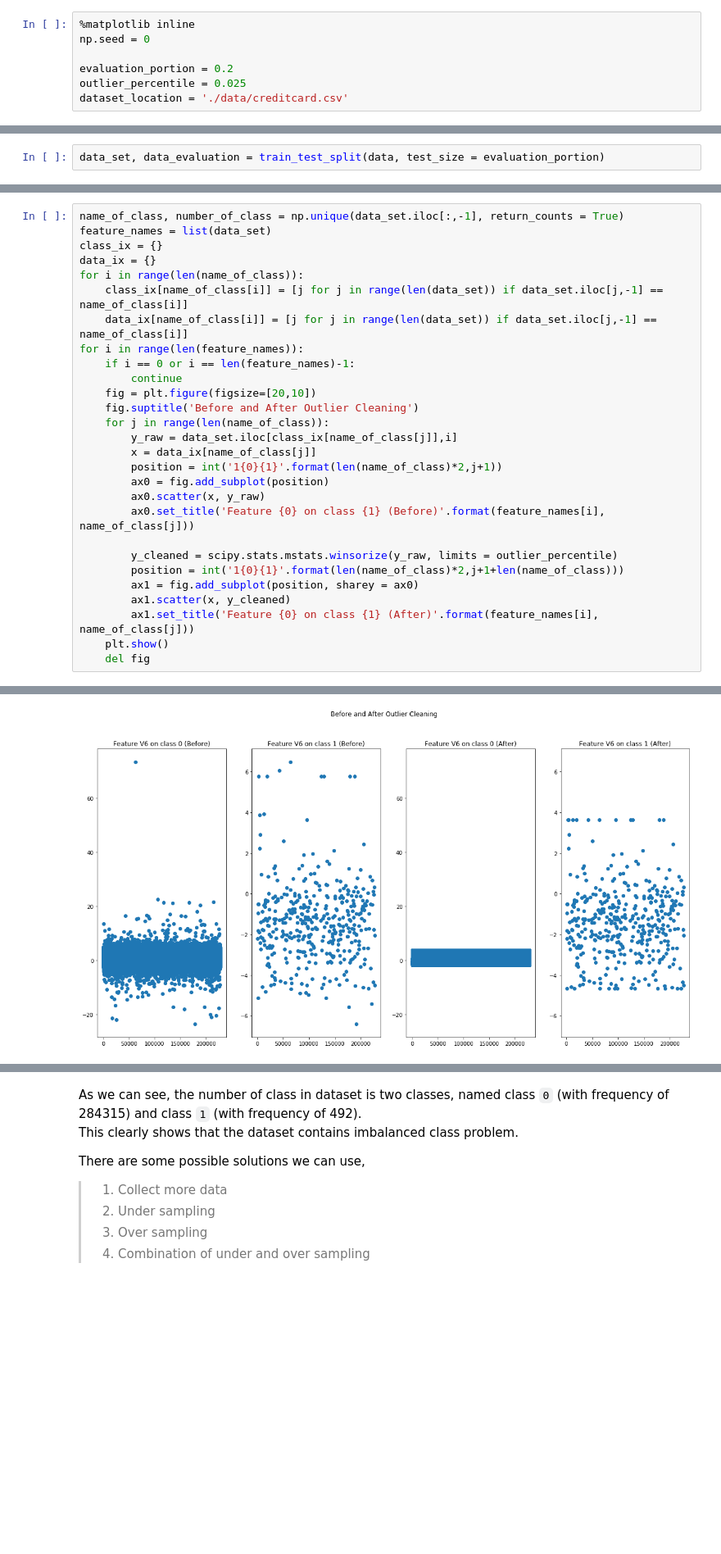
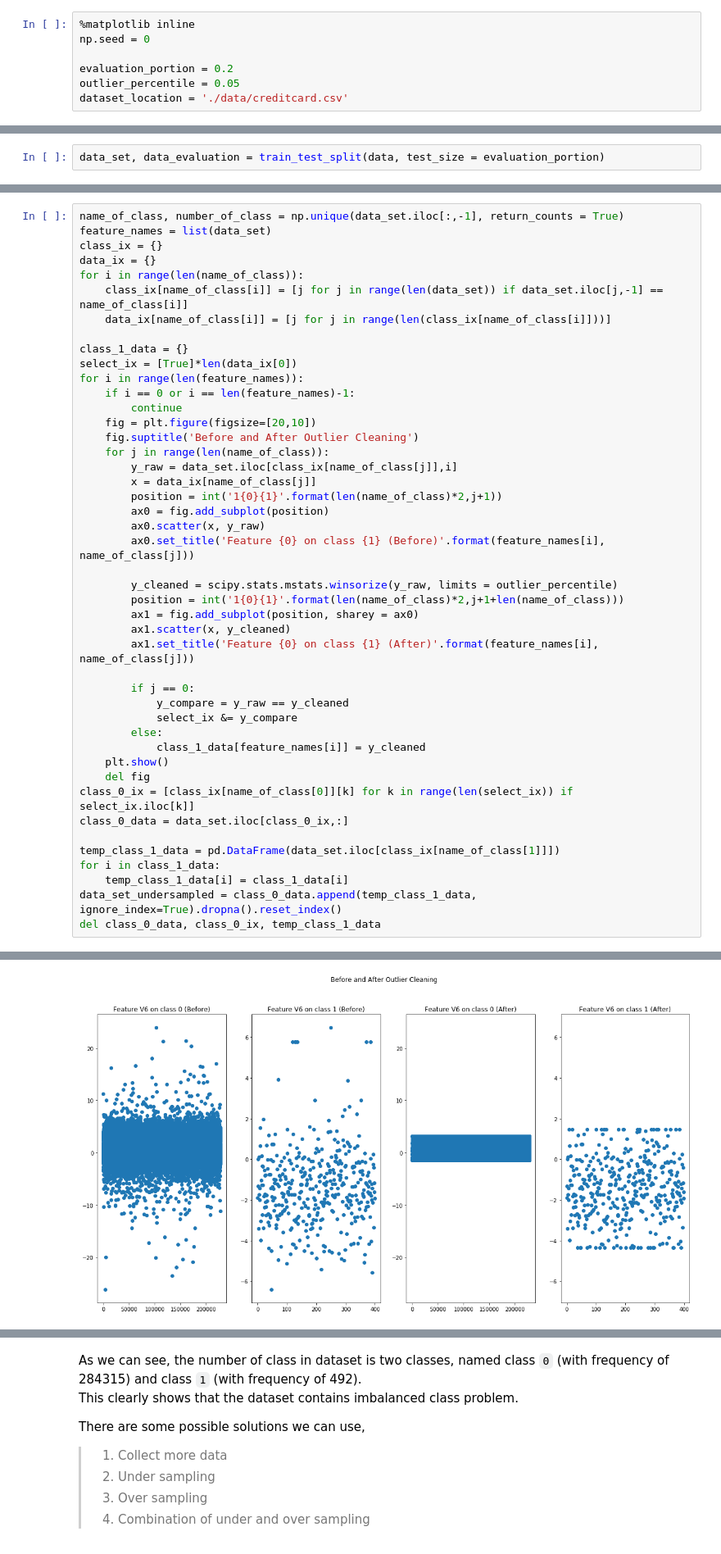
Before and after one commit to Irainia/mika, a Jupyter notebook: Credit Card Fraud Detection.ipynb, the cells around one changed output, grey strips where cells are left out. Shown at 82% size. Drawn from its saved outputs; the diff is of its cells as text; blank space fills up the shorter version.

Commit message:
update: remove selected data from class 0 based on outlier

```diff
--- a/Credit Card Fraud Detection.ipynb
+++ b/Credit Card Fraud Detection.ipynb
@@ -17,7 +18,7 @@ import scipy.stats
 np.seed = 0
 
 evaluation_portion = 0.2
-outlier_percentile = 0.025
+outlier_percentile = 0.05
 dataset_location = './data/creditcard.csv'
 # %% [markdown]
 ### Load Data
@@ -79,7 +95,10 @@ class_ix = {}
 data_ix = {}
 for i in range(len(name_of_class)):
     class_ix[name_of_class[i]] = [j for j in range(len(data_set)) if data_set.iloc[j,-1] == name_of_class[i]]
-    data_ix[name_of_class[i]] = [j for j in range(len(data_set)) if data_set.iloc[j,-1] == name_of_class[i]]
+    data_ix[name_of_class[i]] = [j for j in range(len(class_ix[name_of_class[i]]))]
+
+class_1_data = {}
+select_ix = [True]*len(data_ix[0])
 for i in range(len(feature_names)):
     if i == 0 or i == len(feature_names)-1:
         continue
@@ -98,6 +117,20 @@ for i in range(len(feature_names)):
         ax1 = fig.add_subplot(position, sharey = ax0)
         ax1.scatter(x, y_cleaned)
         ax1.set_title('Feature {0} on class {1} (After)'.format(feature_names[i], name_of_class[j]))
+
+        if j == 0:
+            y_compare = y_raw == y_cleaned
+            select_ix &= y_compare
+        else:
+            class_1_data[feature_names[i]] = y_cleaned
     plt.show()
     del fig
+class_0_ix = [class_ix[name_of_class[0]][k] for k in range(len(select_ix)) if select_ix.iloc[k]]
+class_0_data = data_set.iloc[class_0_ix,:]
+
+temp_class_1_data = pd.DataFrame(data_set.iloc[class_ix[name_of_class[1]]])
+for i in class_1_data:
+    temp_class_1_data[i] = class_1_data[i]
+data_set_undersampled = class_0_data.append(temp_class_1_data, ignore_index=True).dropna().reset_index()
+del class_0_data, class_0_ix, temp_class_1_data
 # %% [output]
@@ -109 +142 @@ for i in range(len(feature_names)):
-[figure, old version]
+[figure, new version]
```
Also changed, not shown: parts of 9 cells of this notebook.
